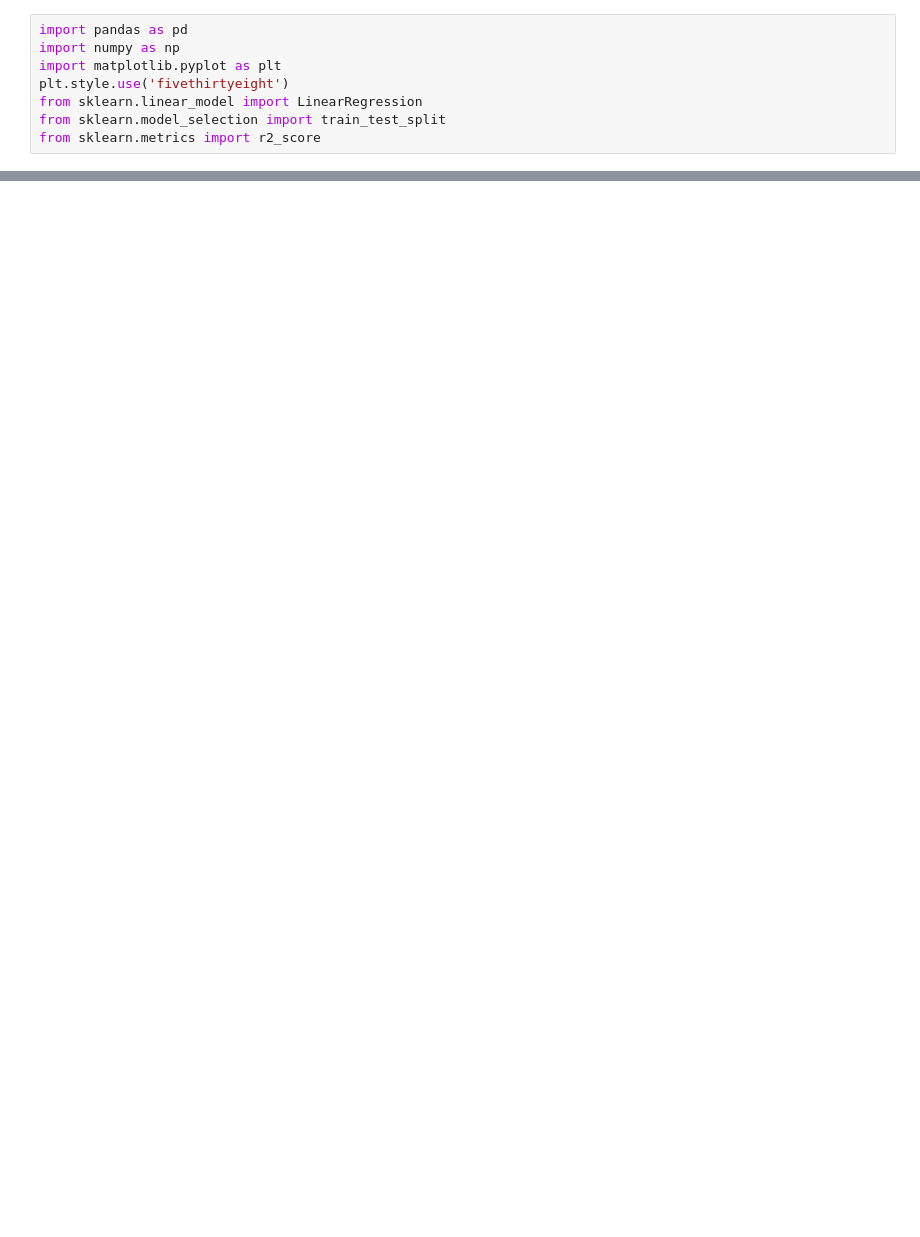
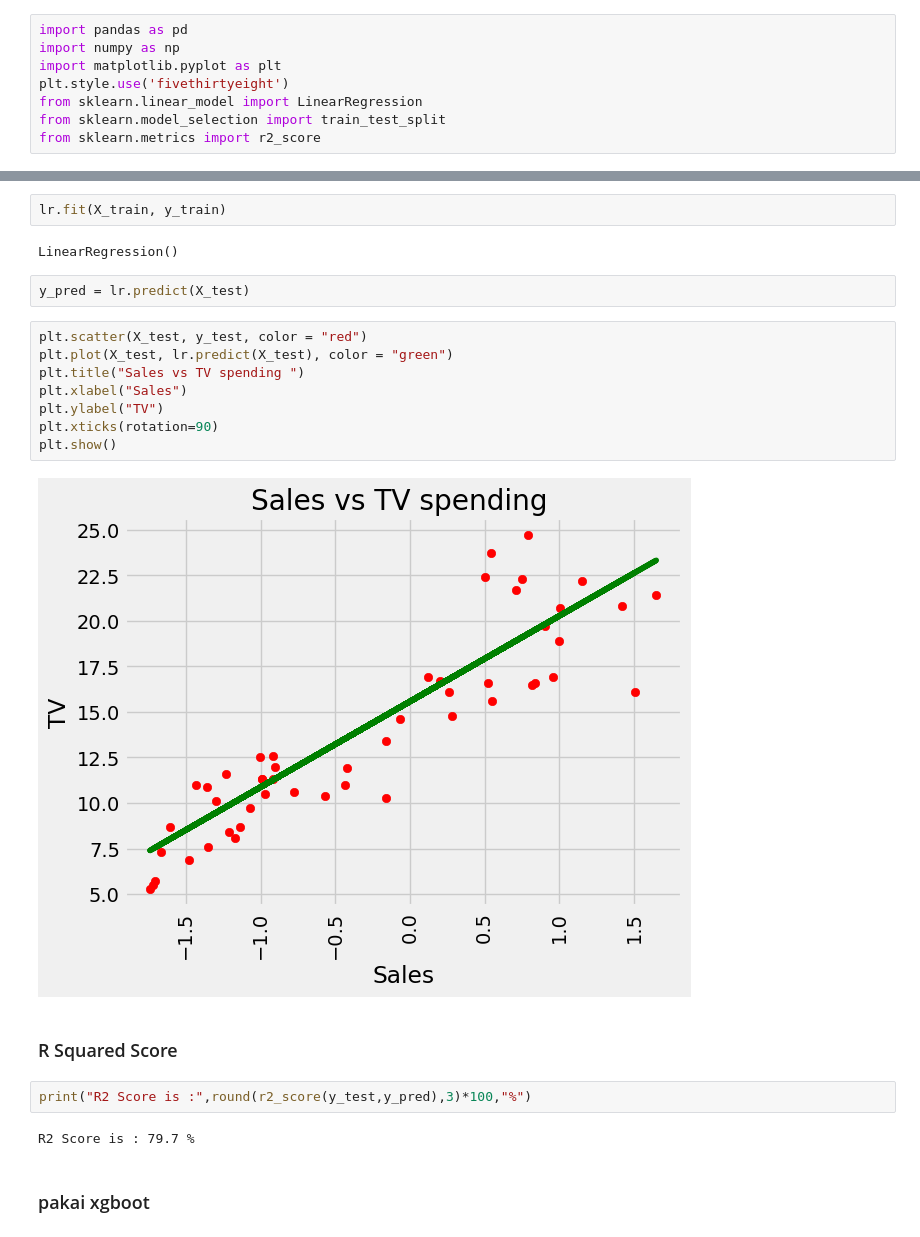
Before and after one commit to TurmaeUrsorum/Python_for_Data_Science, a Jupyter notebook: 4. Python: Linear Regression/linier.ipynb, the cells around one changed output, grey strips where cells are left out. Cells and saved outputs as stored; diff of their text form; blank space fills up the shorter version.

```diff
--- a/4. Python: Linear Regression/linier.ipynb
+++ b/4. Python: Linear Regression/linier.ipynb
@@ -18,0 +72,24 @@ df.head()
+# %%
+lr.fit(X_train, y_train)
+# %% [output]
+LinearRegression()
+# %%
+y_pred = lr.predict(X_test)
+# %%
+plt.scatter(X_test, y_test, color = "red")
+plt.plot(X_test, lr.predict(X_test), color = "green")
+plt.title("Sales vs TV spending ")
+plt.xlabel("Sales")
+plt.ylabel("TV")
+plt.xticks(rotation=90)
+plt.show()
+# %% [output]
+[figure, added]
+# %% [markdown]
+### R Squared Score
+# %%
+print("R2 Score is :",round(r2_score(y_test,y_pred),3)*100,"%")
+# %% [output]
+R2 Score is : 79.7 %
+# %% [markdown]
+### pakai xgboot
```
Also changed, not shown: parts of 24 cells of this notebook.
